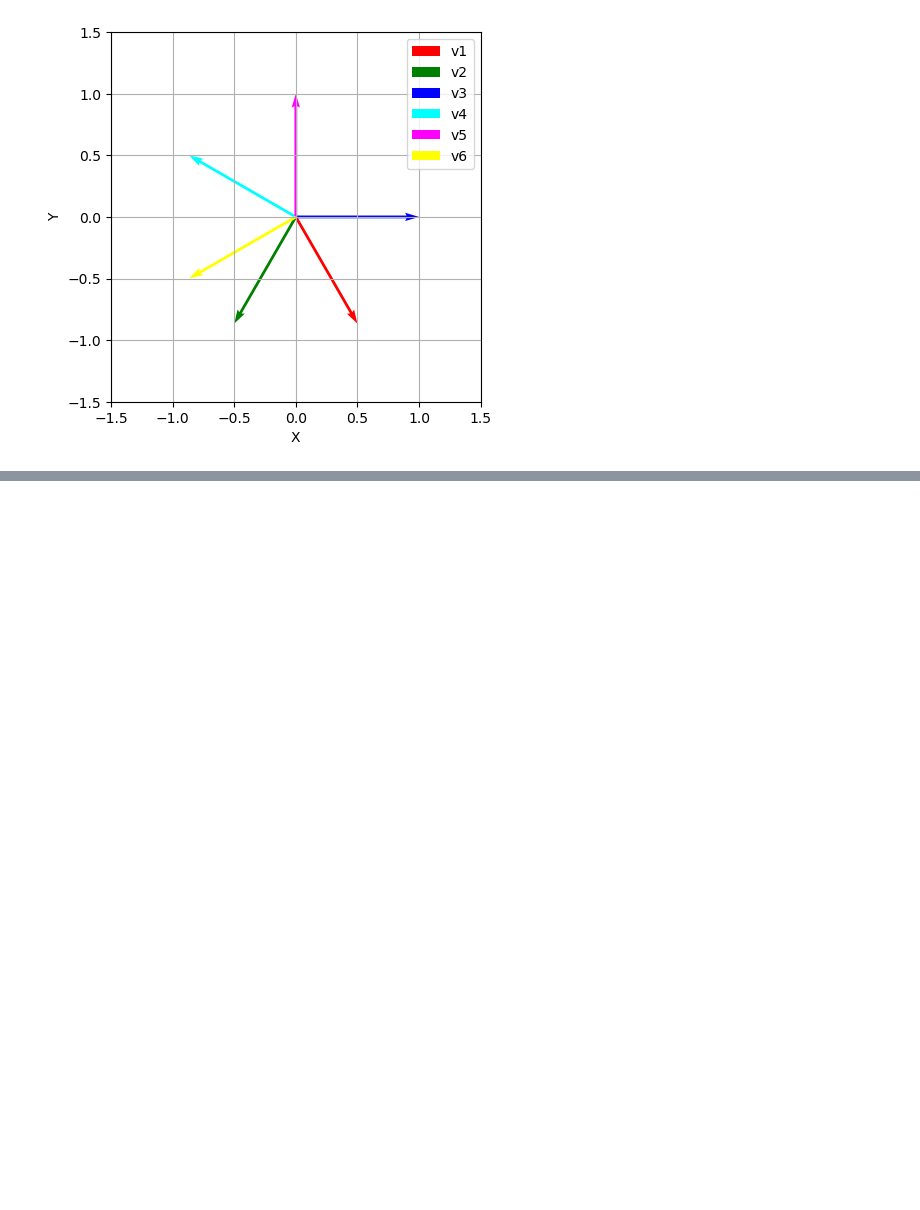
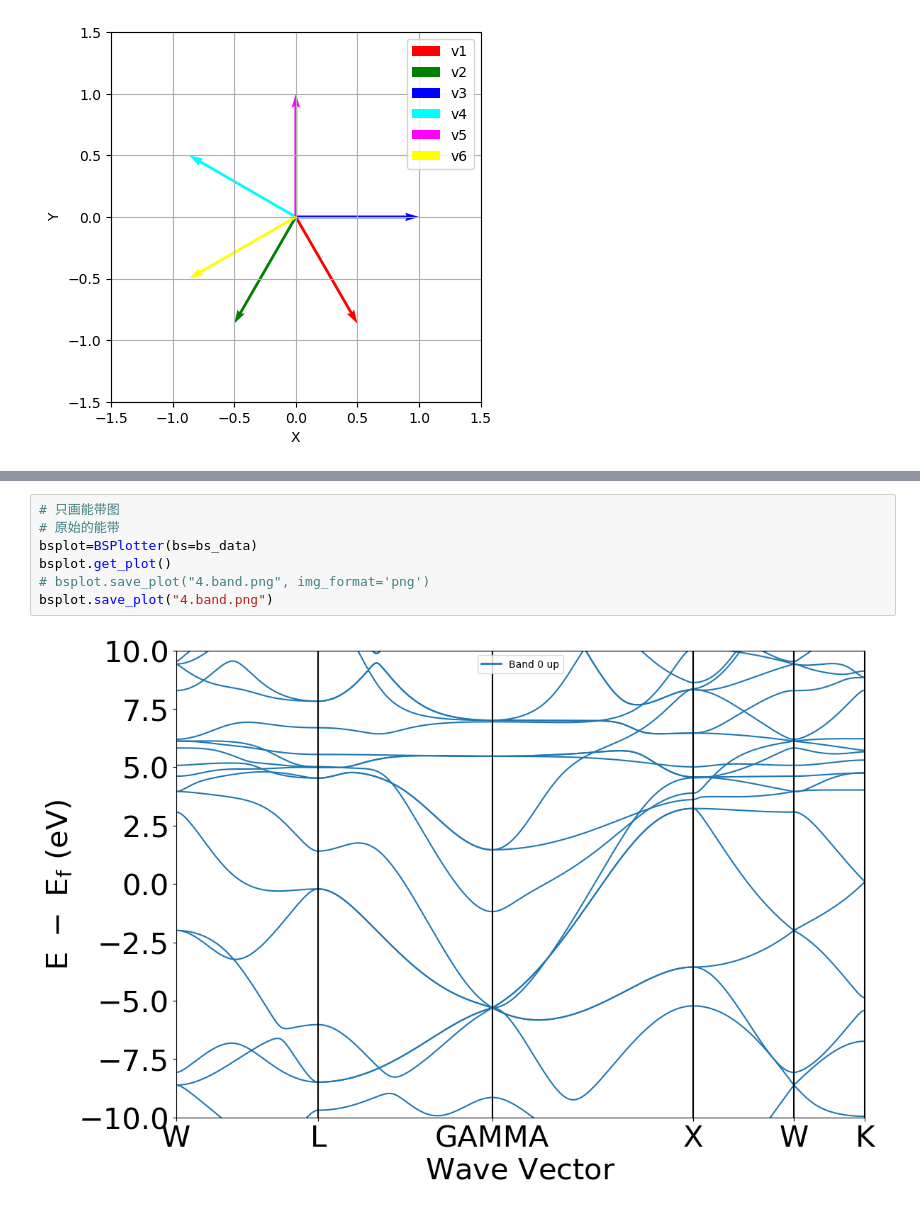
Before and after one commit to JLU-ICCMS-MaYuan/my_script, a Jupyter notebook: notebook/use_pmg.ipynb, the cells around one changed output, grey strips where cells are left out. Drawn from its saved outputs; the diff is of its cells as text; blank space fills up the shorter version.

```diff
--- a/notebook/use_pmg.ipynb
+++ b/notebook/use_pmg.ipynb
@@ -618,0 +1213,9 @@ v2和v3的夹角: 120.00000022772926
+# %%
+# 只画能带图
+# 原始的能带
+bsplot=BSPlotter(bs=bs_data)
+bsplot.get_plot()
+# bsplot.save_plot("4.band.png", img_format='png')
+bsplot.save_plot("4.band.png")
+# %% [output]
+[figure, added]
```
Also changed, not shown: parts of 39 cells of this notebook, 6 other files.
